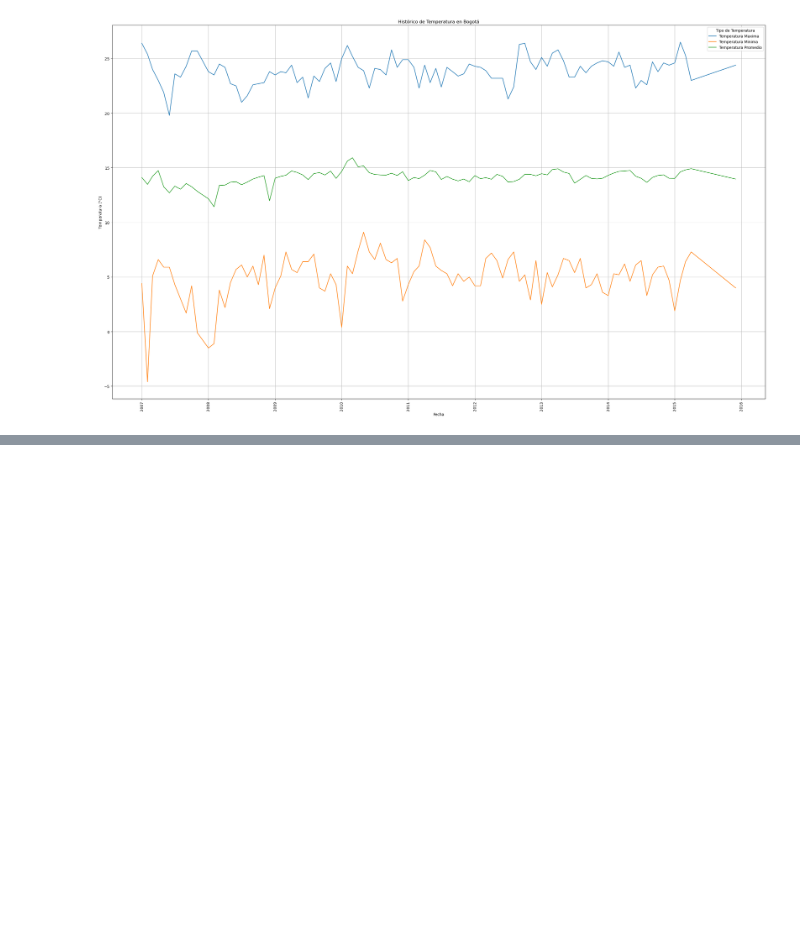
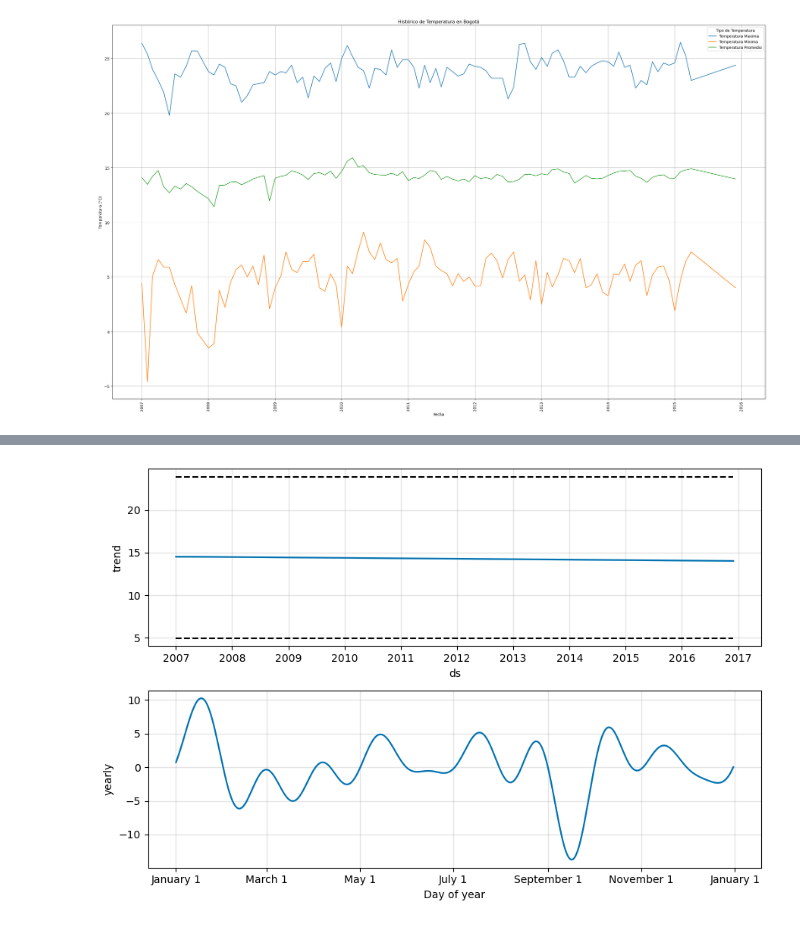
Before and after one commit to YeisonABL/weather_bogota, a Jupyter notebook: main.ipynb, the cells around one changed output, grey strips where cells are left out. Cells and saved outputs as stored; diff of their text form; code cells hidden in the pictures; blank space fills up the shorter version.

```diff
--- a/main.ipynb
+++ b/main.ipynb
@@ -135,0 +119,4 @@ plt.show()
+# %%
+fig2 = m.plot_components(fcst)
+# %% [output]
+[figure, added]
```
Also changed, not shown: parts of 17 cells of this notebook.
